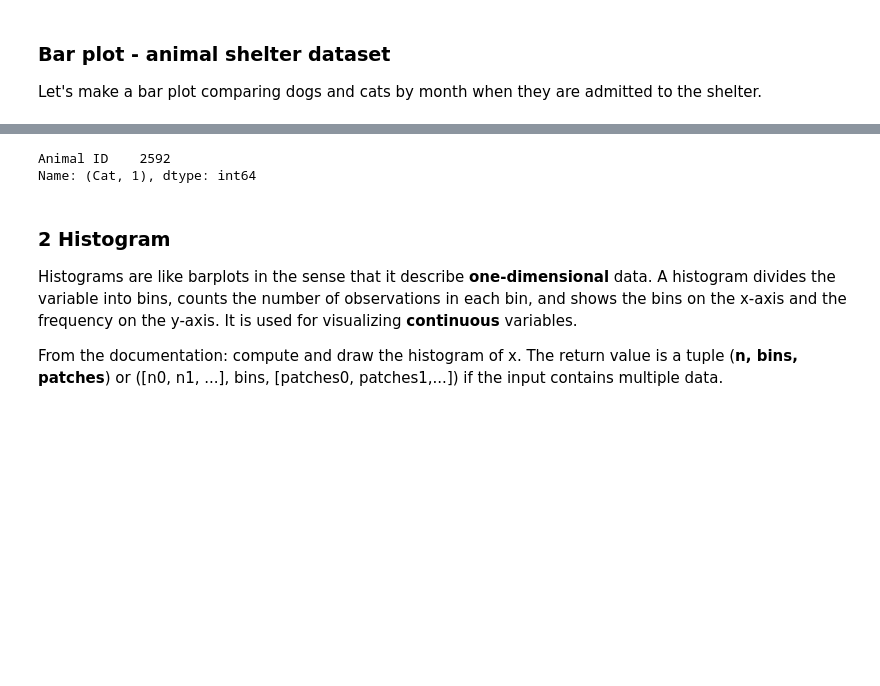
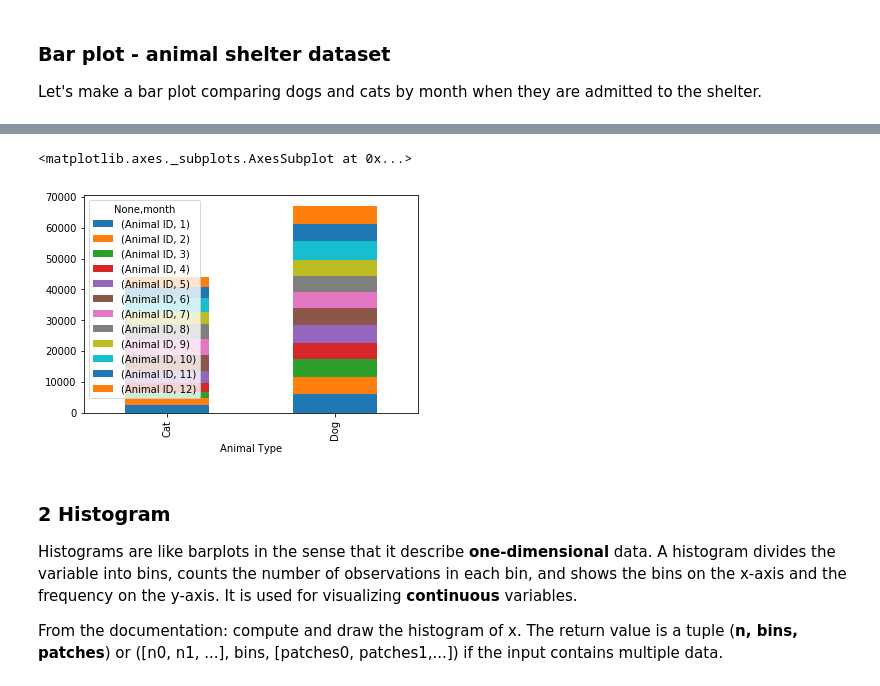
Before and after one commit to gywooo1/hbs-ds-060120, a Jupyter notebook: module-1/day-8-visualizations/visualizations.ipynb, the cells around one changed output, grey strips where cells are left out. Saved outputs shown, nothing was run; the diff lists cells and outputs as text; code cells hidden in the pictures; blank space fills up the shorter version.

```diff
--- a/module-1/day-8-visualizations/visualizations.ipynb
+++ b/module-1/day-8-visualizations/visualizations.ipynb
@@ -328,11 +328,11 @@ animal_shelter_df.head()
 dogs_and_cats = animal_shelter_df.loc[animal_shelter_df['Animal Type'].isin(['Dog','Cat'])]
 # %%
 count_by_month = dogs_and_cats.loc[:,['month','Animal ID','Animal Type']].groupby(['Animal Type','month']).count()
-# %%
-count_by_month.loc[('Cat',1)]
-# %% [output]
-Animal ID    2592
-Name: (Cat, 1), dtype: int64
+# %%
+count_by_month.unstack().plot.bar(stacked =True)
+# %% [output]
+<matplotlib.axes._subplots.AxesSubplot at 0x...>
+[figure, added]
 # %% [markdown]
 ### 2 Histogram
 Histograms are like barplots in the sense that it describe __one-dimensional__ data. A histogram divides the variable into bins, counts the number of observations in each bin, and shows the bins on the x-axis and the frequency on the y-axis. It is used for visualizing __continuous__ variables. <br>
```
Also changed, not shown: parts of 10 cells of this notebook.
